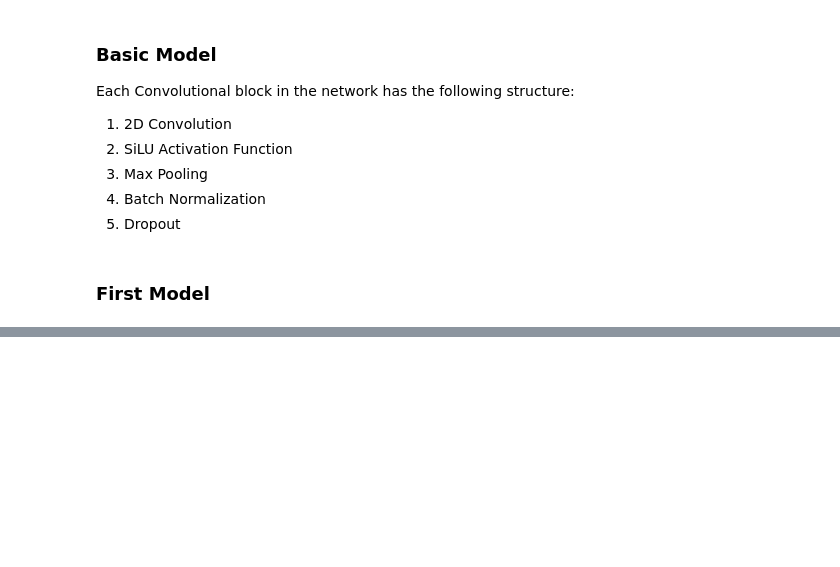
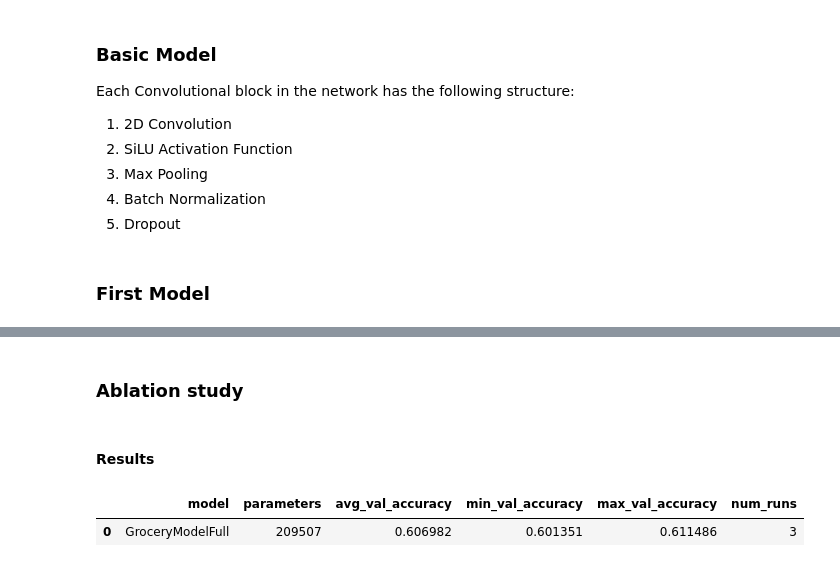
Before and after one commit to AjejeBrazorfEU/grocery-store-cnn, a Jupyter notebook: assignment_module_2.ipynb, the cells around one changed output, grey strips where cells are left out. Drawn from its saved outputs; the diff is of its cells as text; code cells hidden in the pictures; blank space fills up the shorter version.

```diff
--- a/assignment_module_2.ipynb
+++ b/assignment_module_2.ipynb
@@ -253,0 +299,9 @@ if REBALANCE_DATASET:
+# %%
+def getTotalParameters(ModelClass):
+    model = ModelClass(NUM_CLASSES)
+    total_params = 0
+
+    for _, parameter in model.named_parameters():
+        total_params += parameter.numel()
+
+    return total_params
@@ -538,2 +611,0 @@ def runForMultipleSeeds(num_runs, random_seed):
-# %%
-histories = runForMultipleSeeds(2, SEED)
@@ -633,0 +710,17 @@ summary(model, (3 , INPUT_HEIGHT, INPUT_WIDTH), device=device)
+# %% [markdown]
+### Ablation study
+# %% [markdown]
+#### Results
+# %%
+all_histories = [
+    histories_full
+]
+all_stats = []
+
+for histories in all_histories:
+    all_stats.append( analyzeRunsHistory(GroceryModelFull, histories) )
+
+display(pd.DataFrame.from_dict(all_stats))
+# %% [output]
+|  | model | parameters | avg_val_accuracy | min_val_accuracy | max_val_accuracy | num_runs |
+| 0 | GroceryModelFull | 209507 | 0.606982 | 0.601351 | 0.611486 | 3 |
```
Also changed, not shown: parts of 31 cells of this notebook, 1 other file.
